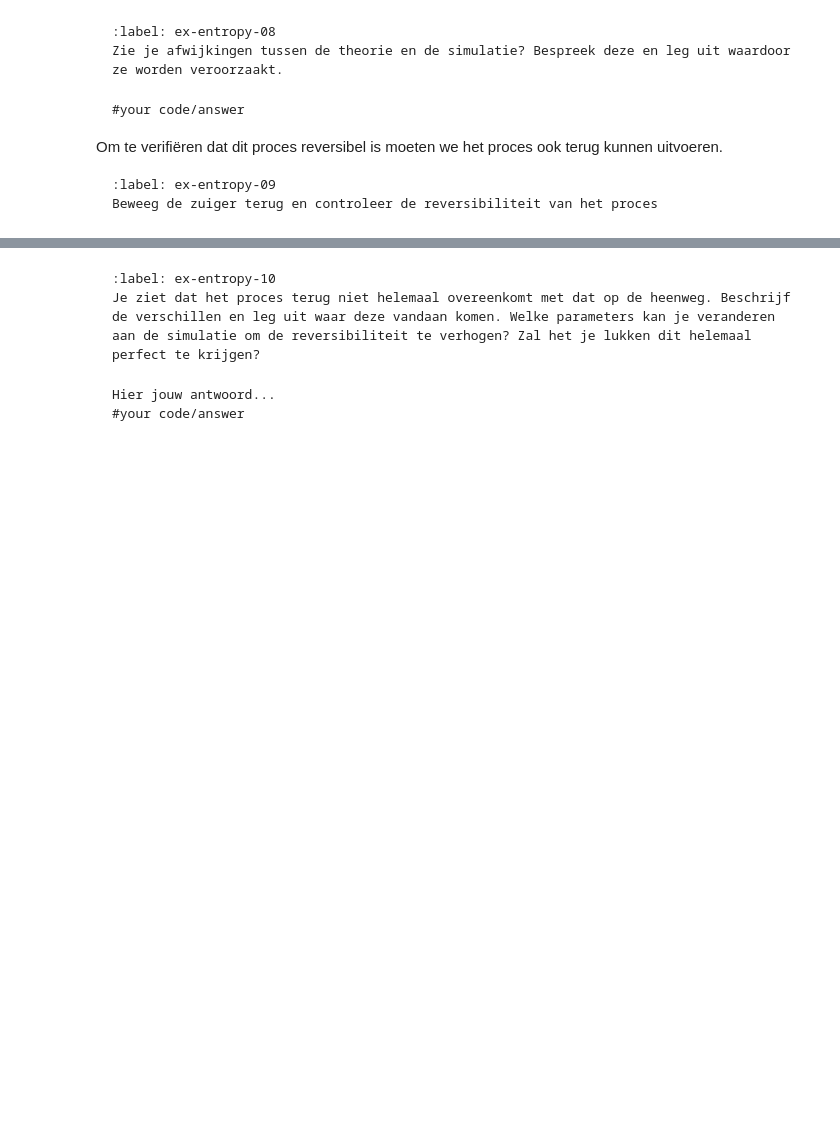
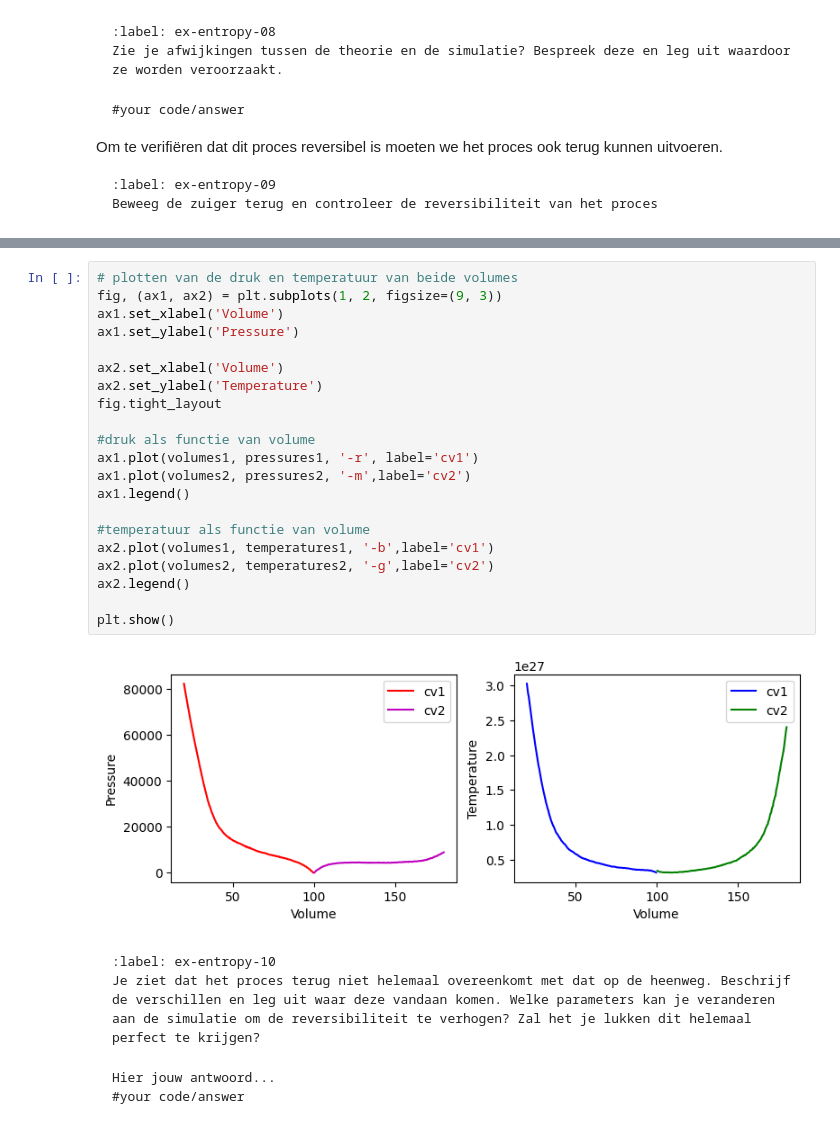
Before and after one commit to Jz-Mo/thermolab, a Jupyter notebook: Content/PySim/9_entropie.ipynb, the cells around one changed output, grey strips where cells are left out. Saved outputs shown, nothing was run; the diff lists cells and outputs as text; blank space fills up the shorter version.

````diff
--- a/Content/PySim/9_entropie.ipynb
+++ b/Content/PySim/9_entropie.ipynb
@@ -469,3 +489,26 @@ Beweeg de zuiger terug en controleer de reversibiliteit van het proces
+# %%
+# plotten van de druk en temperatuur van beide volumes
+fig, (ax1, ax2) = plt.subplots(1, 2, figsize=(9, 3))
+ax1.set_xlabel('Volume')
+ax1.set_ylabel('Pressure')
+
+ax2.set_xlabel('Volume')
+ax2.set_ylabel('Temperature')
+fig.tight_layout
+
+#druk als functie van volume
+ax1.plot(volumes1, pressures1, '-r', label='cv1')
+ax1.plot(volumes2, pressures2, '-m',label='cv2')
+ax1.legend()
+
+#temperatuur als functie van volume
+ax2.plot(volumes1, temperatures1, '-b',label='cv1')
+ax2.plot(volumes2, temperatures2, '-g',label='cv2')
+ax2.legend()
+
+plt.show()
+# %% [output]
+[figure, added]
 # %% [markdown]
 ```{exercise} check reversibility
 :label: ex-entropy-10
````
Also changed, not shown: parts of 5 cells of this notebook.
